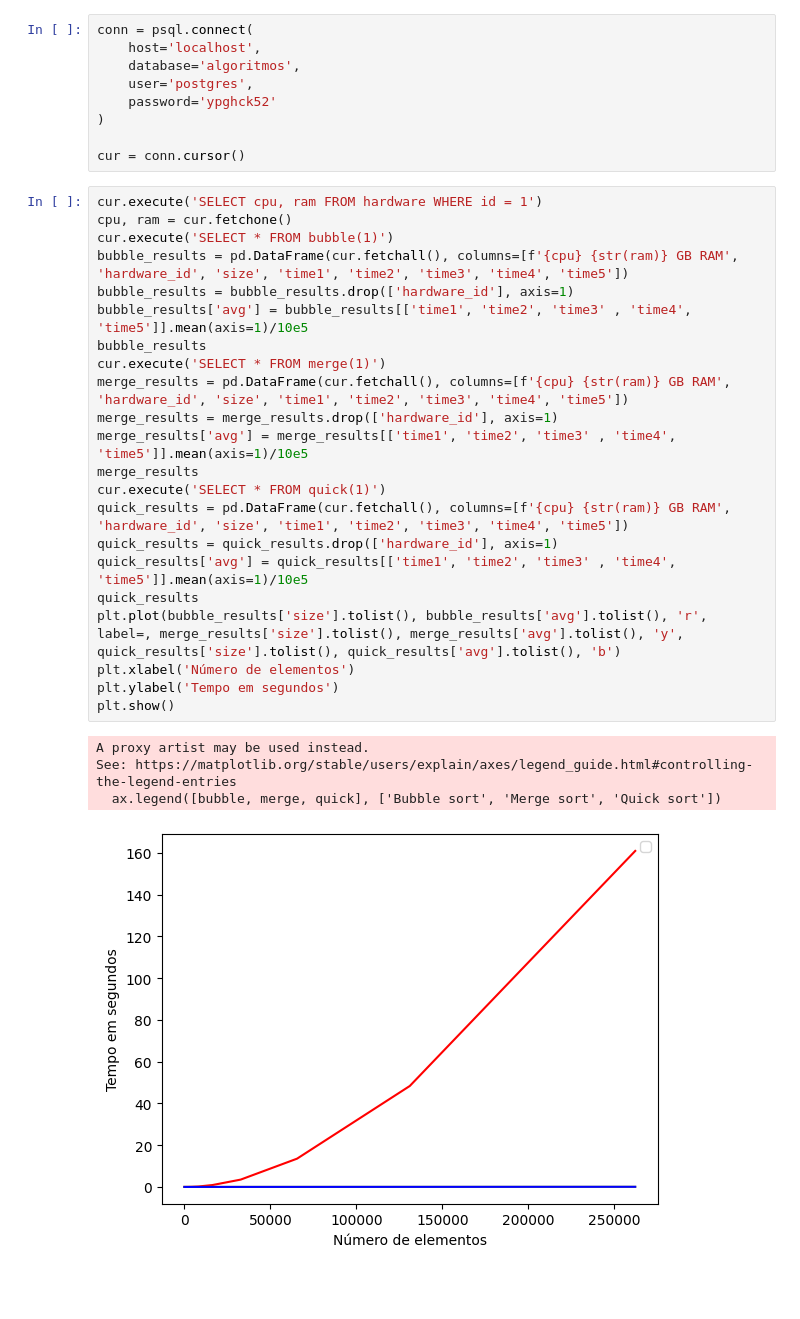
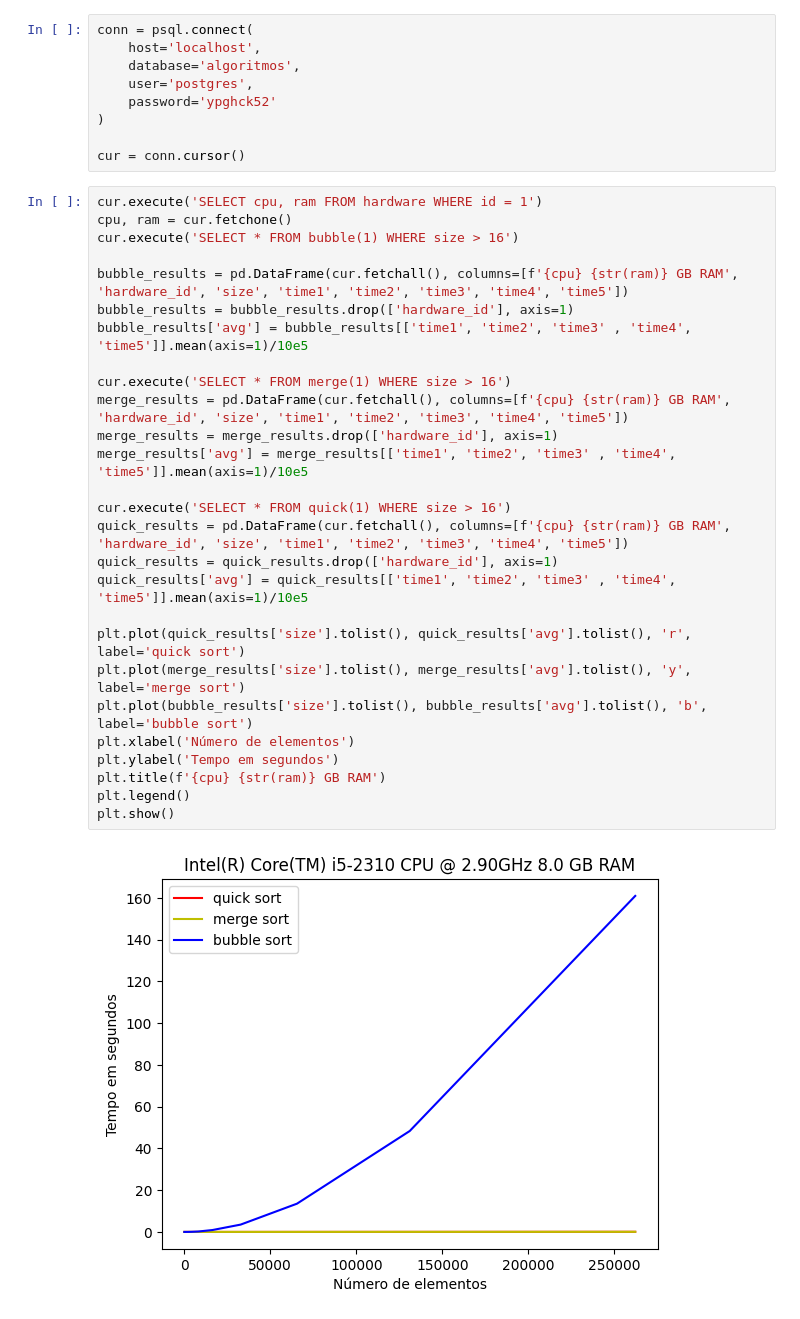
Before and after one commit to GuilhermeVaz1/Projeto_Probabilidade_Estatistica, a Jupyter notebook: analysis.ipynb, the cells around one changed output. Cells and saved outputs as stored; diff of their text form; blank space fills up the shorter version.

```diff
--- a/analysis.ipynb
+++ b/analysis.ipynb
@@ -19,28 +20,30 @@ cur = conn.cursor()
 # %%
 cur.execute('SELECT cpu, ram FROM hardware WHERE id = 1')
 cpu, ram = cur.fetchone()
-cur.execute('SELECT * FROM bubble(1)')
+cur.execute('SELECT * FROM bubble(1) WHERE size > 16')
+
 bubble_results = pd.DataFrame(cur.fetchall(), columns=[f'{cpu} {str(ram)} GB RAM', 'hardware_id', 'size', 'time1', 'time2', 'time3', 'time4', 'time5'])
 bubble_results = bubble_results.drop(['hardware_id'], axis=1)
 bubble_results['avg'] = bubble_results[['time1', 'time2', 'time3' , 'time4', 'time5']].mean(axis=1)/10e5
-bubble_results
-cur.execute('SELECT * FROM merge(1)')
+
+cur.execute('SELECT * FROM merge(1) WHERE size > 16')
 merge_results = pd.DataFrame(cur.fetchall(), columns=[f'{cpu} {str(ram)} GB RAM', 'hardware_id', 'size', 'time1', 'time2', 'time3', 'time4', 'time5'])
 merge_results = merge_results.drop(['hardware_id'], axis=1)
 merge_results['avg'] = merge_results[['time1', 'time2', 'time3' , 'time4', 'time5']].mean(axis=1)/10e5
-merge_results
-cur.execute('SELECT * FROM quick(1)')
+
+cur.execute('SELECT * FROM quick(1) WHERE size > 16')
 quick_results = pd.DataFrame(cur.fetchall(), columns=[f'{cpu} {str(ram)} GB RAM', 'hardware_id', 'size', 'time1', 'time2', 'time3', 'time4', 'time5'])
 quick_results = quick_results.drop(['hardware_id'], axis=1)
 quick_results['avg'] = quick_results[['time1', 'time2', 'time3' , 'time4', 'time5']].mean(axis=1)/10e5
-quick_results
-plt.plot(bubble_results['size'].tolist(), bubble_results['avg'].tolist(), 'r', label=, merge_results['size'].tolist(), merge_results['avg'].tolist(), 'y', quick_results['size'].tolist(), quick_results['avg'].tolist(), 'b')
+
+plt.plot(quick_results['size'].tolist(), quick_results['avg'].tolist(), 'r', label='quick sort')
+plt.plot(merge_results['size'].tolist(), merge_results['avg'].tolist(), 'y', label='merge sort')
+plt.plot(bubble_results['size'].tolist(), bubble_results['avg'].tolist(), 'b', label='bubble sort')
 plt.xlabel('Número de elementos')
 plt.ylabel('Tempo em segundos')
+plt.title(f'{cpu} {str(ram)} GB RAM')
+plt.legend()
 plt.show()
 # %% [output]
-A proxy artist may be used instead.
-See: https://matplotlib.org/stable/users/explain/axes/legend_guide.html#controlling-the-legend-entries
-  ax.legend([bubble, merge, quick], ['Bubble sort', 'Merge sort', 'Quick sort'])
-[figure, old version]
+[figure, new version]
 # %% [markdown]
```
Also changed, not shown: parts of 8 cells of this notebook, 2 other files.
